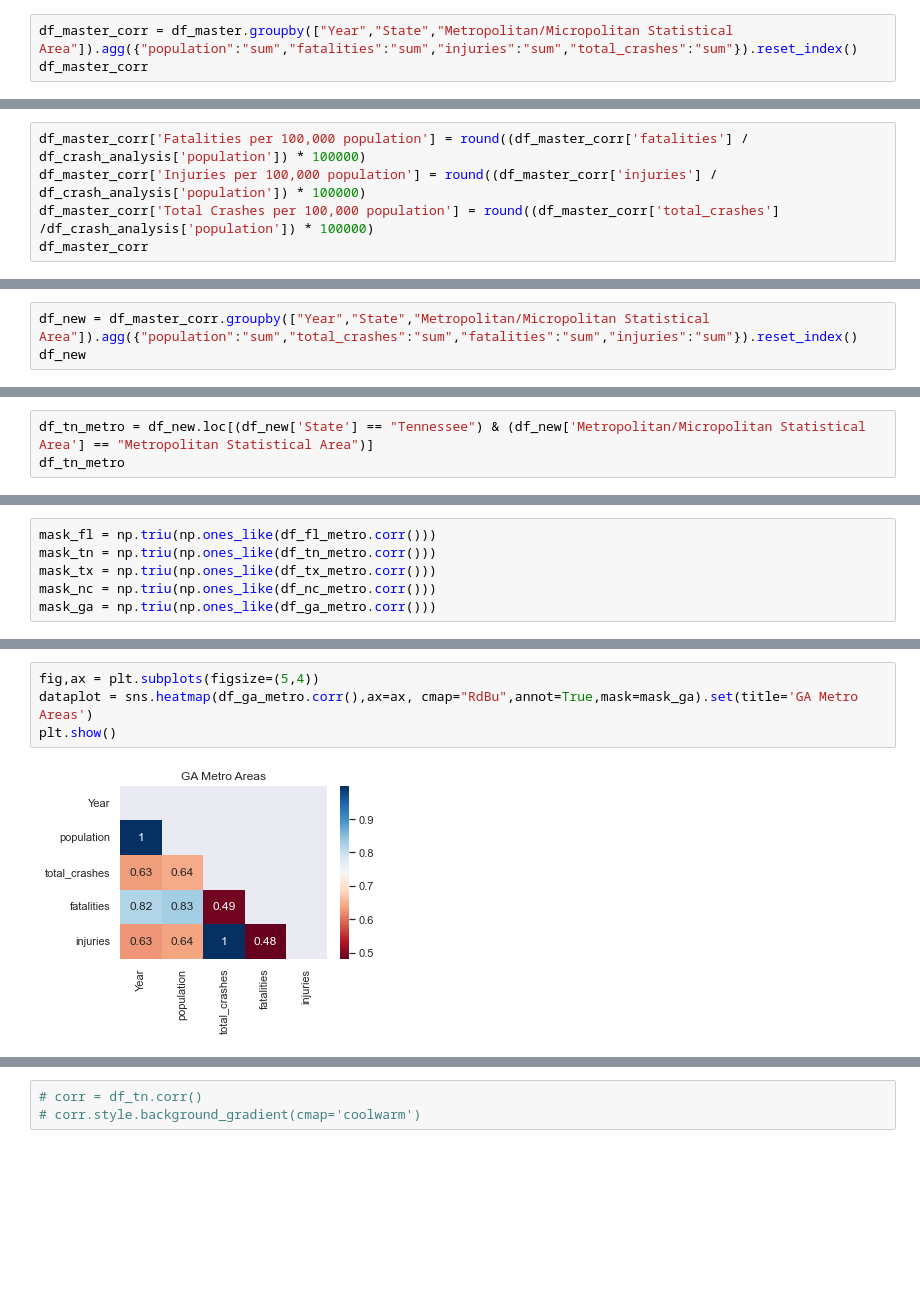
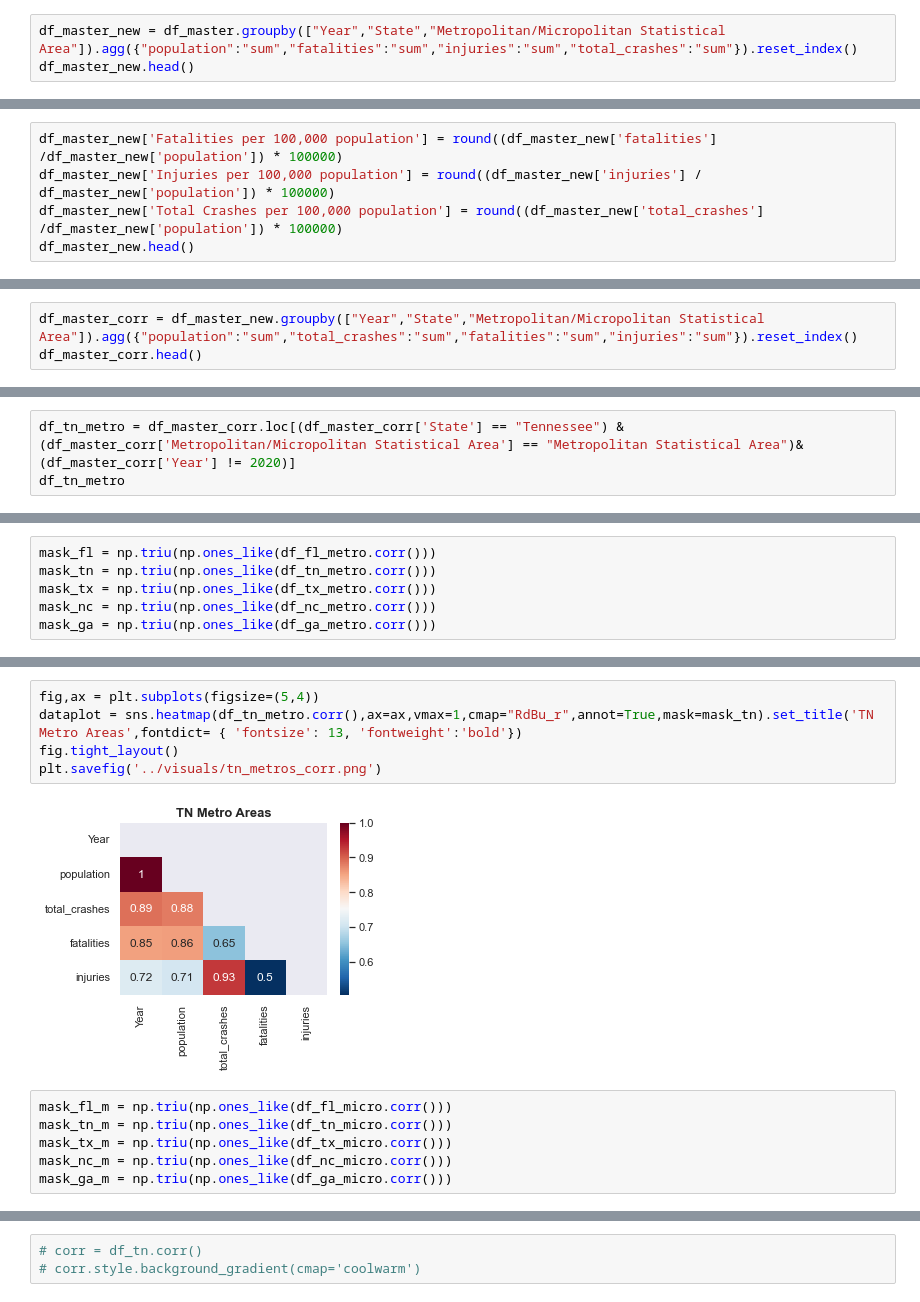
Before and after one commit to igoike/Capstone, a Jupyter notebook: notebooks/final_analysis.ipynb, the cells around one changed output, grey strips where cells are left out. Saved outputs shown, nothing was run; the diff lists cells and outputs as text; blank space fills up the shorter version.

```diff
--- a/notebooks/final_analysis.ipynb
+++ b/notebooks/final_analysis.ipynb
@@ -110,5 +107,5 @@ df_master
 # %%
-df_master_corr = df_master.groupby(["Year","State","Metropolitan/Micropolitan Statistical Area"]).agg({"population":"sum","fatalities":"sum","injuries":"sum","total_crashes":"sum"}).reset_index()
-df_master_corr
+df_master_new = df_master.groupby(["Year","State","Metropolitan/Micropolitan Statistical Area"]).agg({"population":"sum","fatalities":"sum","injuries":"sum","total_crashes":"sum"}).reset_index()
+df_master_new.head()
 # %% [output]
 |  | Year | State | Metropolitan/Micropolitan Statist... | population | fatalities | injuries | total_crashes |
@@ -131,7 +117,7 @@ df_master_corr
 # %%
-df_master_corr['Fatalities per 100,000 population'] = round((df_master_corr['fatalities'] / df_crash_analysis['population']) * 100000)
-df_master_corr['Injuries per 100,000 population'] = round((df_master_corr['injuries'] / df_crash_analysis['population']) * 100000)
-df_master_corr['Total Crashes per 100,000 population'] = round((df_master_corr['total_crashes'] /df_crash_analysis['population']) * 100000)
-df_master_corr
+df_master_new['Fatalities per 100,000 population'] = round((df_master_new['fatalities'] /df_master_new['population']) * 100000)
+df_master_new['Injuries per 100,000 population'] = round((df_master_new['injuries'] / df_master_new['population']) * 100000)
+df_master_new['Total Crashes per 100,000 population'] = round((df_master_new['total_crashes'] /df_master_new['population']) * 100000)
+df_master_new.head()
 # %% [output]
 |  | Year | State | Metropolitan/Micropolitan Statist... | population | fatalities | injuries | total_crashes | ... |
@@ -154,5 +129,5 @@ df_master_corr
 # %%
-df_new = df_master_corr.groupby(["Year","State","Metropolitan/Micropolitan Statistical Area"]).agg({"population":"sum","total_crashes":"sum","fatalities":"sum","injuries":"sum"}).reset_index()
-df_new
+df_master_corr = df_master_new.groupby(["Year","State","Metropolitan/Micropolitan Statistical Area"]).agg({"population":"sum","total_crashes":"sum","fatalities":"sum","injuries":"sum"}).reset_index()
+df_master_corr.head()
 # %% [output]
 |  | Year | State | Metropolitan/Micropolitan Statist... | population | total_crashes | fatalities | injuries |
@@ -221,5 +167,7 @@ df_fl_micro
 # %%
-df_tn_metro = df_new.loc[(df_new['State'] == "Tennessee") & (df_new['Metropolitan/Micropolitan Statistical Area'] == "Metropolitan Statistical Area")]
+df_tn_metro = df_master_corr.loc[(df_master_corr['State'] == "Tennessee") &
+(df_master_corr['Metropolitan/Micropolitan Statistical Area'] == "Metropolitan Statistical Area")&
+(df_master_corr['Year'] != 2020)]
 df_tn_metro
 # %% [output]
 |  | Year | State | Metropolitan/Micropolitan Statist... | population | total_crashes | fatalities | injuries |
@@ -345,6 +296,13 @@ plt.show()
 # %%
 fig,ax = plt.subplots(figsize=(5,4))
-dataplot = sns.heatmap(df_ga_metro.corr(),ax=ax, cmap="RdBu",annot=True,mask=mask_ga).set(title='GA Metro Areas')
-plt.show()
+dataplot = sns.heatmap(df_tn_metro.corr(),ax=ax,vmax=1,cmap="RdBu_r",annot=True,mask=mask_tn).set_title('TN Metro Areas',fontdict= { 'fontsize': 13, 'fontweight':'bold'})
+fig.tight_layout()
+plt.savefig('../visuals/tn_metros_corr.png')
 # %% [output]
-[figure, old version]
+[figure, new version]
+# %%
+mask_fl_m = np.triu(np.ones_like(df_fl_micro.corr()))
+mask_tn_m = np.triu(np.ones_like(df_tn_micro.corr()))
+mask_tx_m = np.triu(np.ones_like(df_tx_micro.corr()))
+mask_nc_m = np.triu(np.ones_like(df_nc_micro.corr()))
+mask_ga_m = np.triu(np.ones_like(df_ga_micro.corr()))
```
Also changed, not shown: parts of 46 cells of this notebook, 27 other files.
